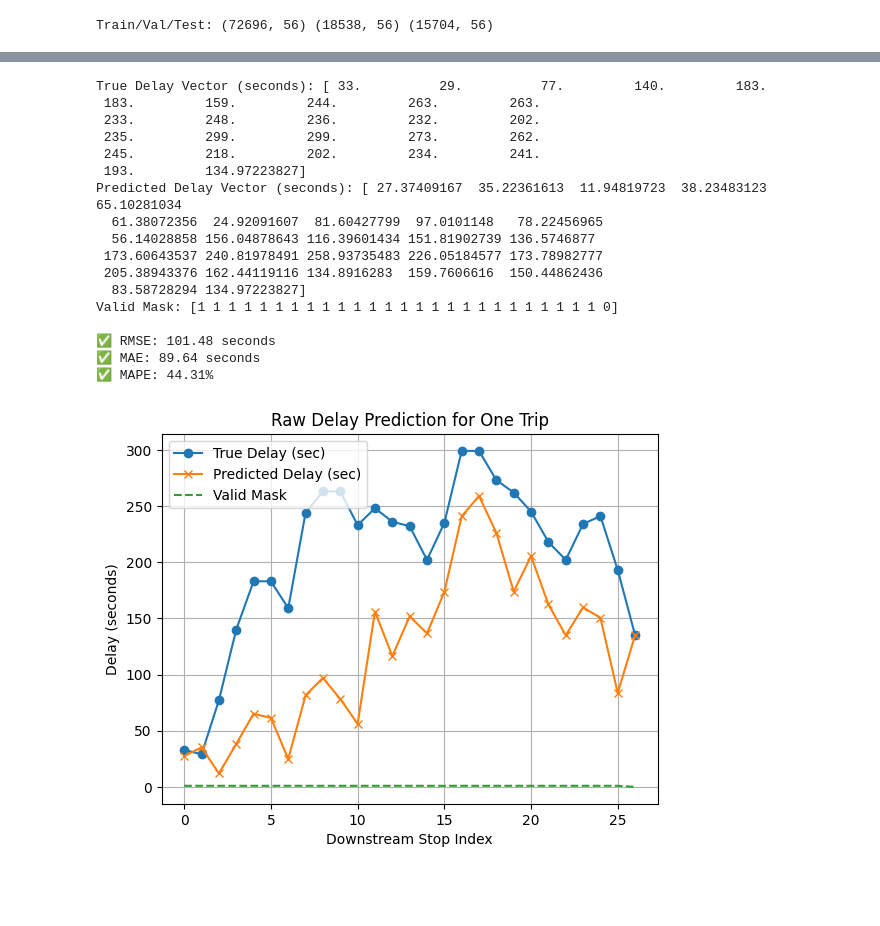
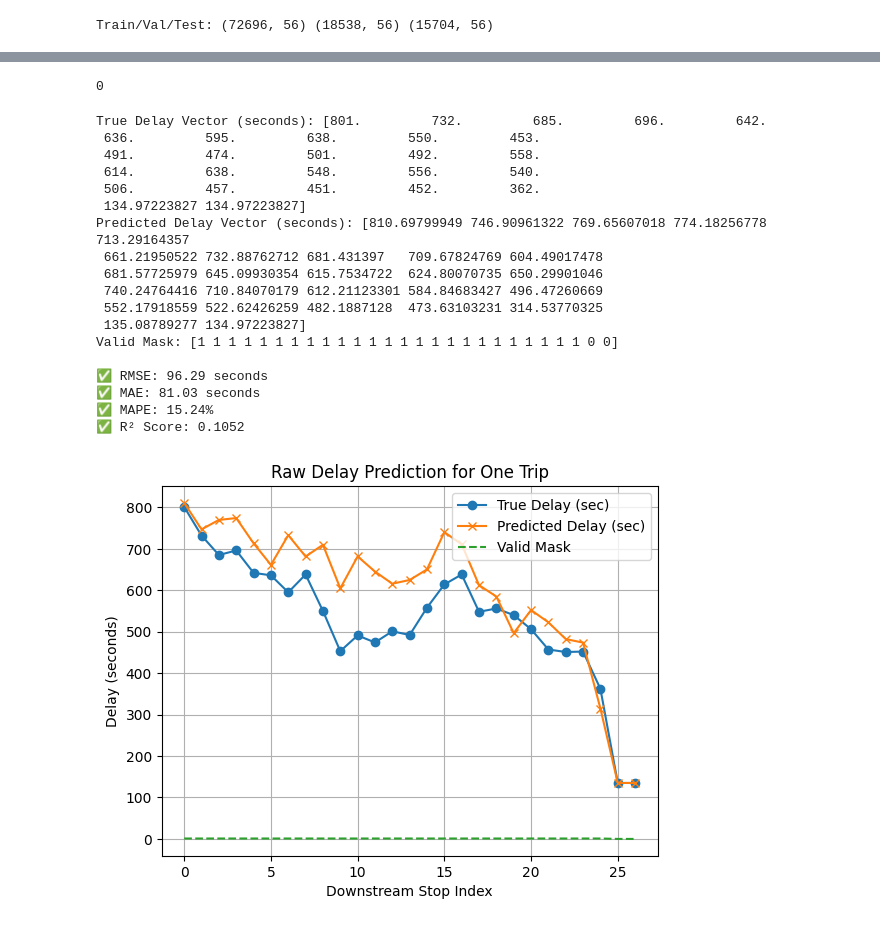
Before and after one commit to Zhiyuan-03/AI_in_Transportation_Exercise, a Jupyter notebook: Project1.ipynb, the cells around one changed output, grey strips where cells are left out. Cells and saved outputs as stored; diff of their text form; code cells hidden in the pictures; blank space fills up the shorter version.

```diff
--- a/Project1.ipynb
+++ b/Project1.ipynb
@@ -552,6 +636,10 @@ LightGBM MAE per horizon: [0.6511529076737043, 0.3688756847722037, 0.40677984644
+# %%
+print(mask_test[:, 26].sum())
+# %% [output]
+0
 # %%
 from sklearn.preprocessing import StandardScaler
-from sklearn.metrics import mean_squared_error, mean_absolute_error
+from sklearn.metrics import mean_squared_error, mean_absolute_error, r2_score
 import numpy as np
 import matplotlib.pyplot as plt
 import pandas as pd
@@ -562,7 +650,7 @@ scaler_arrival = StandardScaler()
 scaler_arrival.fit(df_raw[['arrival_delay']])  # now using truly unscaled data
 
 
-i = 0  # sample index
+i = 27  # sample index
 
 # Inverse transform predictions and ground truth
 true_raw = scaler_arrival.inverse_transform(y_test[i].reshape(-1, 1)).flatten()
@@ -570,51 +658,53 @@ pred_raw = scaler_arrival.inverse_transform(pred_lgb[i].reshape(-1, 1)).flatten(
 mask = mask_test[i].astype(bool)
 
 # Filter valid entries
 true_valid = true_raw[mask]
 pred_valid = pred_raw[mask]
 
 # Compute metrics
 rmse = np.sqrt(mean_squared_error(true_valid, pred_valid))
 mae = mean_absolute_error(true_valid, pred_valid)
 mape = np.mean(np.abs((true_valid - pred_valid) / np.maximum(np.abs(true_valid), 1e-5))) * 100
+r2 = r2_score(true_valid, pred_valid)
 
 # Print results
 print("True Delay Vector (seconds):", true_raw)
 print("Predicted Delay Vector (seconds):", pred_raw)
 print("Valid Mask:", mask_test[i])
 print(f"\n✅ RMSE: {rmse:.2f} seconds")
 print(f"✅ MAE: {mae:.2f} seconds")
 print(f"✅ MAPE: {mape:.2f}%")
-
+print(f"✅ R² Score: {r2:.4f}")
 # Plot
 plt.plot(true_raw, label="True Delay (sec)", marker='o')
 plt.plot(pred_raw, label="Predicted Delay (sec)", marker='x')
 plt.plot(mask_test[i], label="Valid Mask", linestyle="--")
 plt.title("Raw Delay Prediction for One Trip")
 plt.xlabel("Downstream Stop Index")
 plt.ylabel("Delay (seconds)")
 plt.legend()
 plt.grid(True)
 plt.show()
 # %% [output]
-True Delay Vector (seconds): [ 33.          29.          77.         140.         183.
- 183.         159.         244.         263.         263.
- 233.         248.         236.         232.         202.
- 235.         299.         299.         273.         262.
- 245.         218.         202.         234.         241.
- 193.         134.97223827]
-Predicted Delay Vector (seconds): [ 27.37409167  35.22361613  11.94819723  38.23483123  65.10281034
-  61.38072356  24.92091607  81.60427799  97.0101148   78.22456965
-  56.14028858 156.04878643 116.39601434 151.81902739 136.5746877
- 173.60643537 240.81978491 258.93735483 226.05184577 173.78982777
- 205.38943376 162.44119116 134.8916283  159.7606616  150.44862436
-  83.58728294 134.97223827]
-Valid Mask: [1 1 1 1 1 1 1 1 1 1 1 1 1 1 1 1 1 1 1 1 1 1 1 1 1 1 0]
+True Delay Vector (seconds): [801.         732.         685.         696.         642.
+ 636.         595.         638.         550.         453.
+ 491.         474.         501.         492.         558.
+ 614.         638.         548.         556.         540.
+ 506.         457.         451.         452.         362.
+ 134.97223827 134.97223827]
+Predicted Delay Vector (seconds): [810.69799949 746.90961322 769.65607018 774.18256778 713.29164357
+ 661.21950522 732.88762712 681.431397   709.67824769 604.49017478
+ 681.57725979 645.09930354 615.7534722  624.80070735 650.29901046
+ 740.24764416 710.84070179 612.21123301 584.84683427 496.47260669
+ 552.17918559 522.62426259 482.1887128  473.63103231 314.53770325
+ 135.08789277 134.97223827]
+Valid Mask: [1 1 1 1 1 1 1 1 1 1 1 1 1 1 1 1 1 1 1 1 1 1 1 1 1 0 0]
 
-✅ RMSE: 101.48 seconds
-✅ MAE: 89.64 seconds
-✅ MAPE: 44.31%
+✅ RMSE: 96.29 seconds
+✅ MAE: 81.03 seconds
+✅ MAPE: 15.24%
+✅ R² Score: 0.1052
-[figure, old version]
+[figure, new version]
 # %%
 import numpy as np
 import pandas as pd
```
Also changed, not shown: parts of 11 cells of this notebook.
